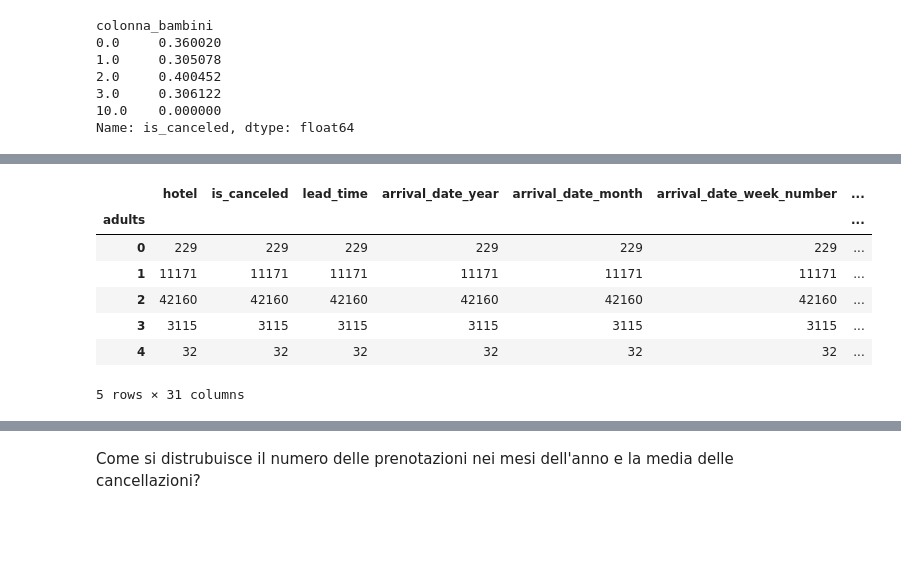
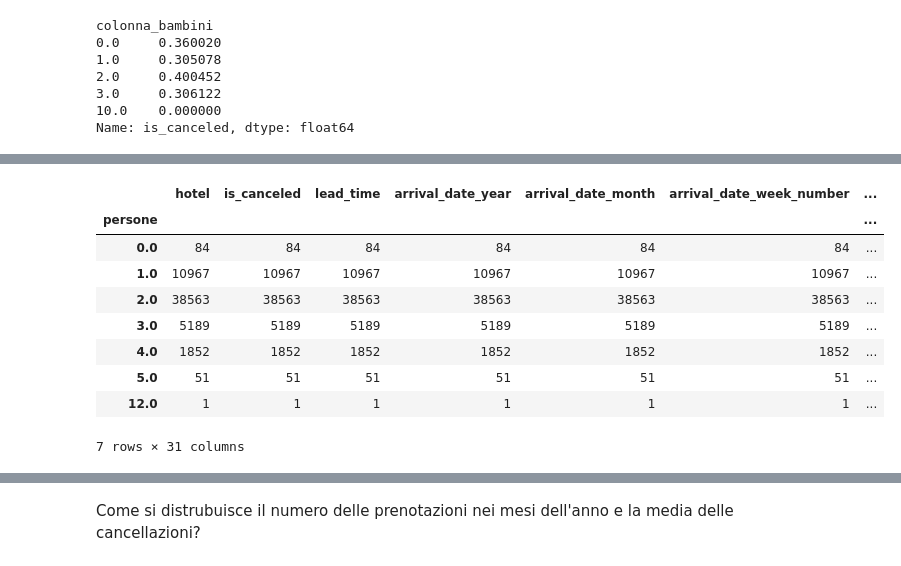
Before and after one commit to Nikocioni/progetto_programmazione_nik_ross_salvo, a Jupyter notebook: progetto_niko_ross_salvo_2.ipynb, the cells around one changed output, grey strips where cells are left out. Drawn from its saved outputs; the diff is of its cells as text; code cells hidden in the pictures; blank space fills up the shorter version.

```diff
--- a/progetto_niko_ross_salvo_2.ipynb
+++ b/progetto_niko_ross_salvo_2.ipynb
@@ -141,11 +164,13 @@ train[train["colonna_bambini"] > 9.00]
 # %%
-train.groupby(train["adults"]).count()
+train.groupby(train["persone"]).count()
 # %% [output]
 |  | hotel | is_canceled | lead_time | arrival_date_year | arrival_date_month | arrival_date_week_number | ... |
-| adults |  |  |  |  |  |  | ... |
-| 0 | 229 | 229 | 229 | 229 | 229 | 229 | ... |
-| 1 | 11171 | 11171 | 11171 | 11171 | 11171 | 11171 | ... |
-| 2 | 42160 | 42160 | 42160 | 42160 | 42160 | 42160 | ... |
-| 3 | 3115 | 3115 | 3115 | 3115 | 3115 | 3115 | ... |
-| 4 | 32 | 32 | 32 | 32 | 32 | 32 | ... |
+| persone |  |  |  |  |  |  | ... |
+| 0.0 | 84 | 84 | 84 | 84 | 84 | 84 | ... |
+| 1.0 | 10967 | 10967 | 10967 | 10967 | 10967 | 10967 | ... |
+| 2.0 | 38563 | 38563 | 38563 | 38563 | 38563 | 38563 | ... |
+| 3.0 | 5189 | 5189 | 5189 | 5189 | 5189 | 5189 | ... |
+| 4.0 | 1852 | 1852 | 1852 | 1852 | 1852 | 1852 | ... |
+| 5.0 | 51 | 51 | 51 | 51 | 51 | 51 | ... |
+| 12.0 | 1 | 1 | 1 | 1 | 1 | 1 | ... |
-5 rows × 31 columns
+7 rows × 31 columns
```
Also changed, not shown: parts of 9 cells of this notebook.
